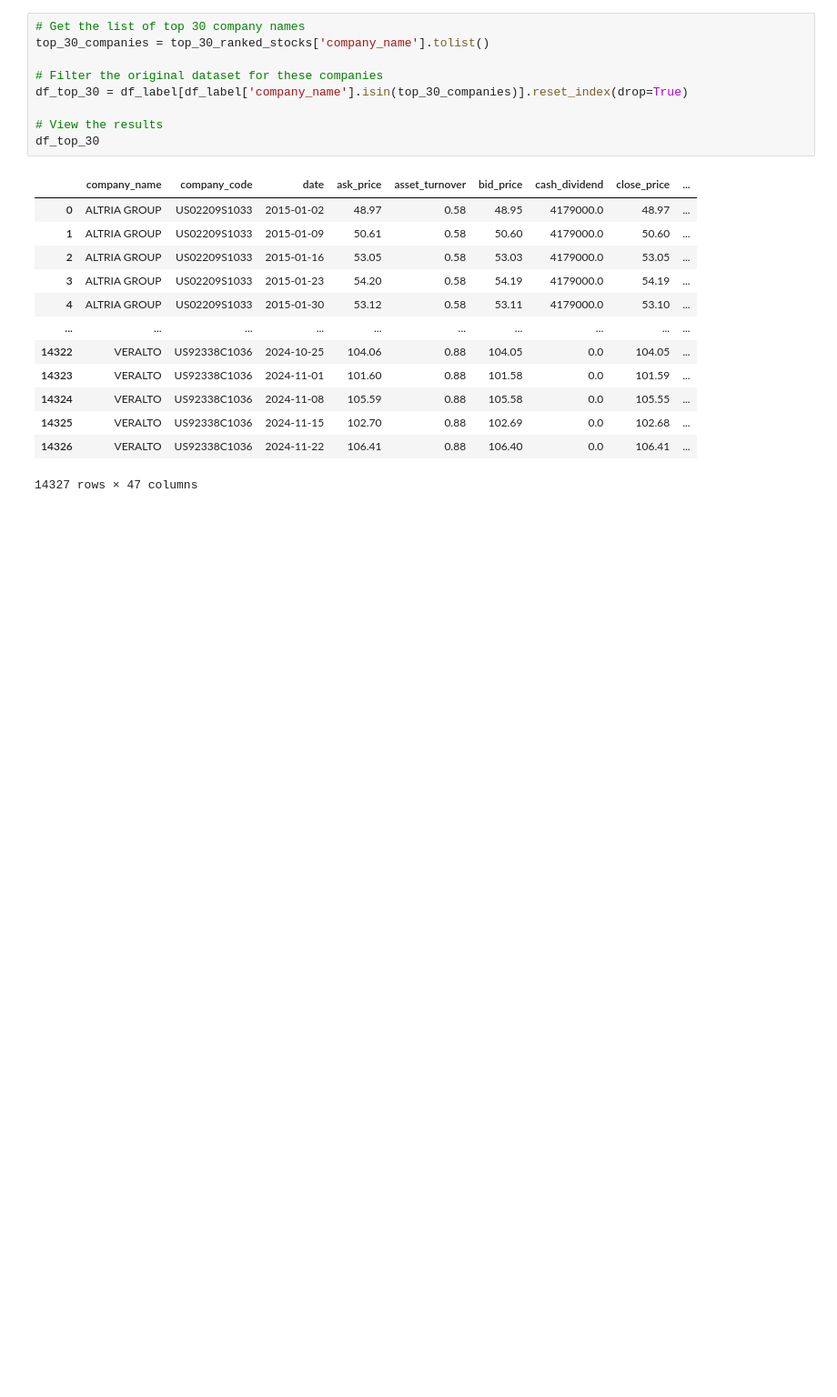
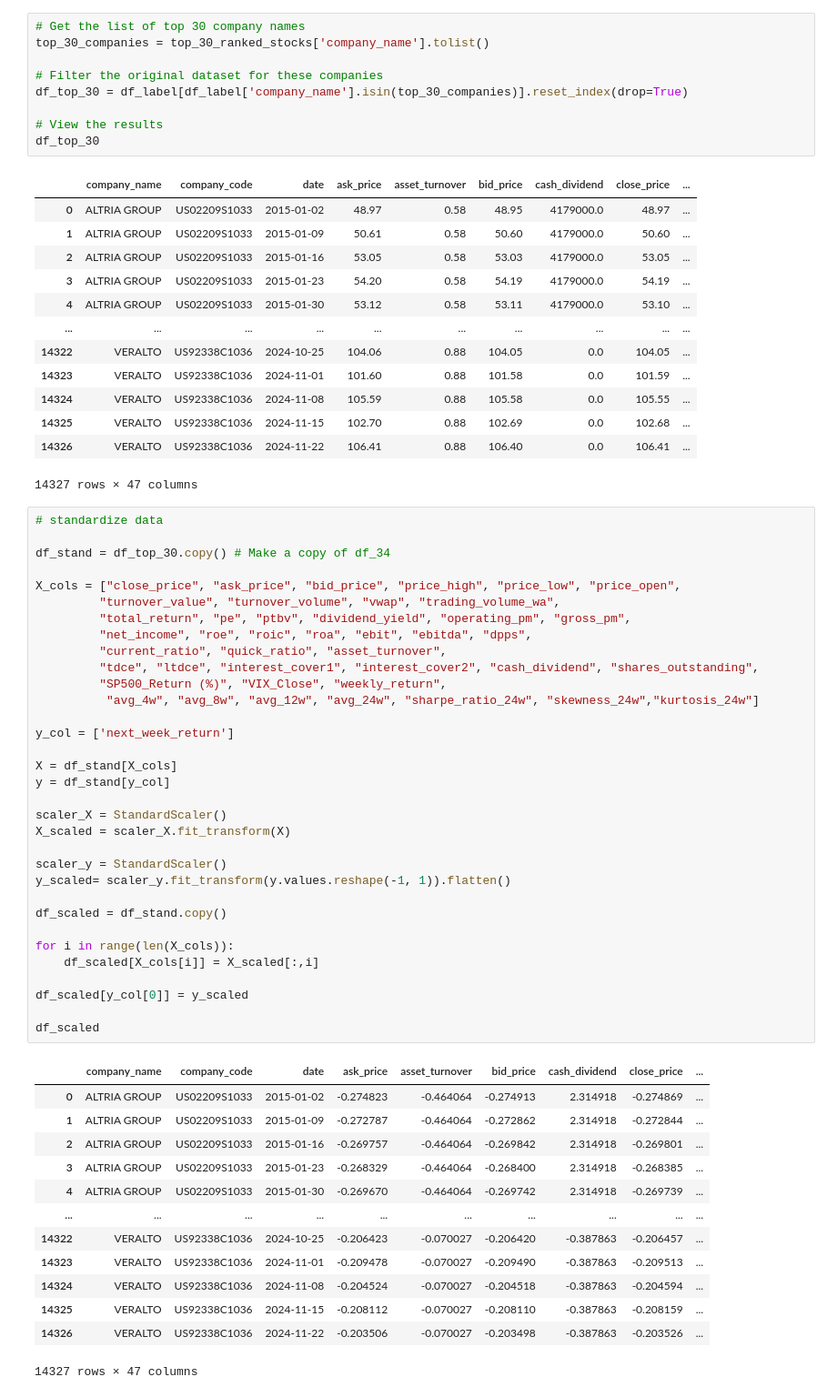
Before and after one commit to kaki1995/Project_Applying-AI-and-Large-Language-Models-in-Stock-Investment, a Jupyter notebook: Campus Challenge.ipynb, the cells around one changed output. Shown: that part at 91% size. Saved outputs shown, nothing was run; the diff lists cells and outputs as text; blank space fills up the shorter version.

```diff
--- a/Campus Challenge.ipynb
+++ b/Campus Challenge.ipynb
@@ -1146,3 +1148,50 @@ df_top_30
 | 14325 | VERALTO | US92338C1036 | 2024-11-15 | 102.70 | 0.88 | 102.69 | 0.0 | 102.68 | ... |
 | 14326 | VERALTO | US92338C1036 | 2024-11-22 | 106.41 | 0.88 | 106.40 | 0.0 | 106.41 | ... |
 14327 rows × 47 columns
+# %%
+# standardize data
+
+df_stand = df_top_30.copy() # Make a copy of df_34
+
+X_cols = ["close_price", "ask_price", "bid_price", "price_high", "price_low", "price_open",
+         "turnover_value", "turnover_volume", "vwap", "trading_volume_wa",
+         "total_return", "pe", "ptbv", "dividend_yield", "operating_pm", "gross_pm",
+         "net_income", "roe", "roic", "roa", "ebit", "ebitda", "dpps",
+         "current_ratio", "quick_ratio", "asset_turnover",
+         "tdce", "ltdce", "interest_cover1", "interest_cover2", "cash_dividend", "shares_outstanding",
+         "SP500_Return (%)", "VIX_Close", "weekly_return",
+          "avg_4w", "avg_8w", "avg_12w", "avg_24w", "sharpe_ratio_24w", "skewness_24w","kurtosis_24w"]
+
+y_col = ['next_week_return']
+
+X = df_stand[X_cols]
+y = df_stand[y_col]
+
+scaler_X = StandardScaler()
+X_scaled = scaler_X.fit_transform(X)
+
+scaler_y = StandardScaler()
+y_scaled= scaler_y.fit_transform(y.values.reshape(-1, 1)).flatten()
+
+df_scaled = df_stand.copy()
+
+for i in range(len(X_cols)):
+    df_scaled[X_cols[i]] = X_scaled[:,i]
+
+df_scaled[y_col[0]] = y_scaled
+
+df_scaled
+# %% [output]
+|  | company_name | company_code | date | ask_price | asset_turnover | bid_price | cash_dividend | close_price | ... |
+| 0 | ALTRIA GROUP | US02209S1033 | 2015-01-02 | -0.274823 | -0.464064 | -0.274913 | 2.314918 | -0.274869 | ... |
+| 1 | ALTRIA GROUP | US02209S1033 | 2015-01-09 | -0.272787 | -0.464064 | -0.272862 | 2.314918 | -0.272844 | ... |
+| 2 | ALTRIA GROUP | US02209S1033 | 2015-01-16 | -0.269757 | -0.464064 | -0.269842 | 2.314918 | -0.269801 | ... |
+| 3 | ALTRIA GROUP | US02209S1033 | 2015-01-23 | -0.268329 | -0.464064 | -0.268400 | 2.314918 | -0.268385 | ... |
+| 4 | ALTRIA GROUP | US02209S1033 | 2015-01-30 | -0.269670 | -0.464064 | -0.269742 | 2.314918 | -0.269739 | ... |
+| ... | ... | ... | ... | ... | ... | ... | ... | ... | ... |
+| 14322 | VERALTO | US92338C1036 | 2024-10-25 | -0.206423 | -0.070027 | -0.206420 | -0.387863 | -0.206457 | ... |
+| 14323 | VERALTO | US92338C1036 | 2024-11-01 | -0.209478 | -0.070027 | -0.209490 | -0.387863 | -0.209513 | ... |
+| 14324 | VERALTO | US92338C1036 | 2024-11-08 | -0.204524 | -0.070027 | -0.204518 | -0.387863 | -0.204594 | ... |
+| 14325 | VERALTO | US92338C1036 | 2024-11-15 | -0.208112 | -0.070027 | -0.208110 | -0.387863 | -0.208159 | ... |
+| 14326 | VERALTO | US92338C1036 | 2024-11-22 | -0.203506 | -0.070027 | -0.203498 | -0.387863 | -0.203526 | ... |
+14327 rows × 47 columns
```
Also changed, not shown: parts of 4 cells of this notebook.
